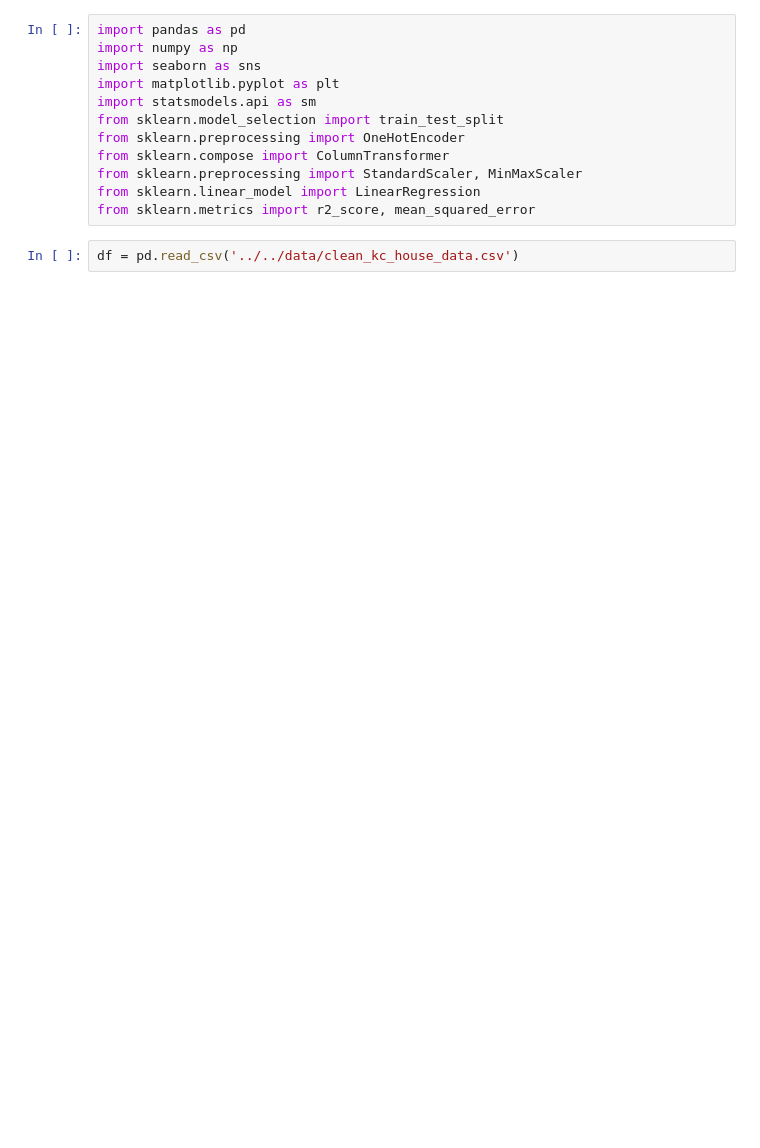
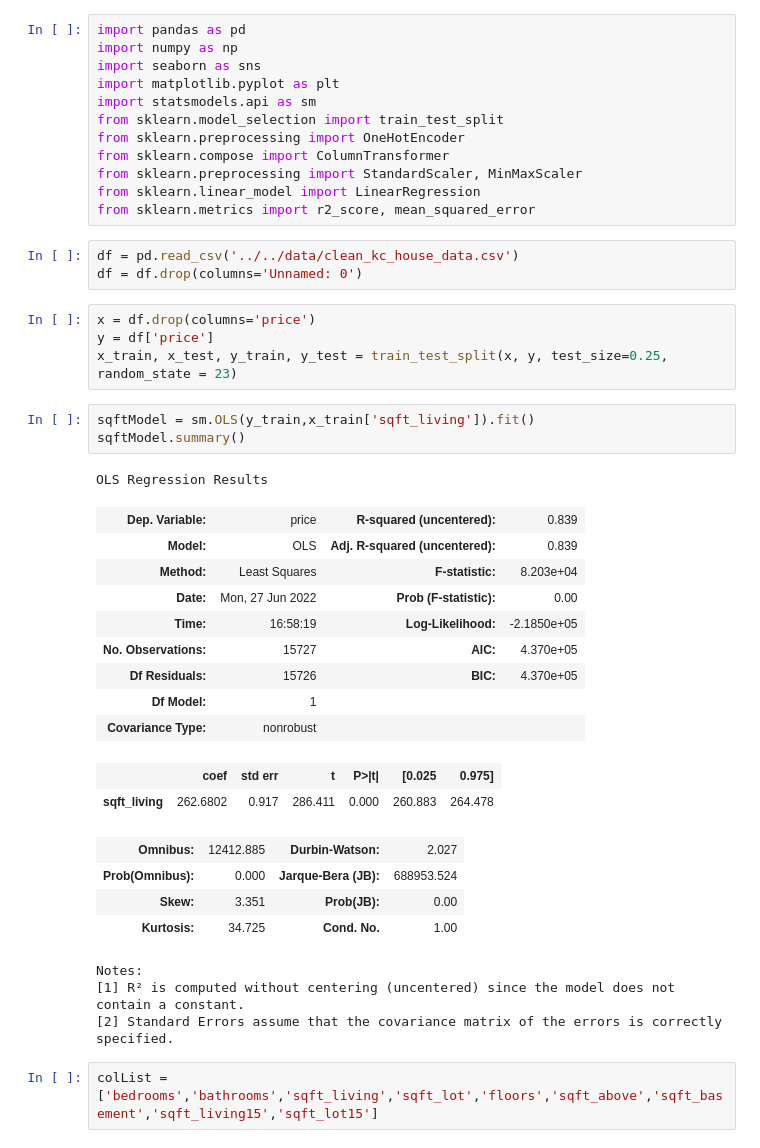
Before and after one commit to pjlannoo/Housing-Data-Project, a Jupyter notebook: Notebooks/Phil/ScratchNotebook.ipynb, the cells around one changed output. Drawn from its saved outputs; the diff is of its cells as text; blank space fills up the shorter version.

```diff
--- a/Notebooks/Phil/ScratchNotebook.ipynb
+++ b/Notebooks/Phil/ScratchNotebook.ipynb
@@ -18,3 +12,33 @@ from sklearn.linear_model import LinearRegression
 from sklearn.metrics import r2_score, mean_squared_error
 # %%
 df = pd.read_csv('../../data/clean_kc_house_data.csv')
+df = df.drop(columns='Unnamed: 0')
+# %%
+x = df.drop(columns='price')
+y = df['price']
+x_train, x_test, y_train, y_test = train_test_split(x, y, test_size=0.25, random_state = 23)
+# %%
+sqftModel = sm.OLS(y_train,x_train['sqft_living']).fit()
+sqftModel.summary()
+# %% [output]
+OLS Regression Results
+| Dep. Variable: | price | R-squared (uncentered): | 0.839 |
+| Model: | OLS | Adj. R-squared (uncentered): | 0.839 |
+| Method: | Least Squares | F-statistic: | 8.203e+04 |
+| Date: | Mon, 27 Jun 2022 | Prob (F-statistic): | 0.00 |
+| Time: | 16:58:19 | Log-Likelihood: | -2.1850e+05 |
+| No. Observations: | 15727 | AIC: | 4.370e+05 |
+| Df Residuals: | 15726 | BIC: | 4.370e+05 |
+| Df Model: | 1 |  |  |
+| Covariance Type: | nonrobust |  |  |
+|  | coef | std err | t | P>|t| | [0.025 | 0.975] |
+| sqft_living | 262.6802 | 0.917 | 286.411 | 0.000 | 260.883 | 264.478 |
+| Omnibus: | 12412.885 | Durbin-Watson: | 2.027 |
+| Prob(Omnibus): | 0.000 | Jarque-Bera (JB): | 688953.524 |
+| Skew: | 3.351 | Prob(JB): | 0.00 |
+| Kurtosis: | 34.725 | Cond. No. | 1.00 |
+Notes:
+[1] R² is computed without centering (uncentered) since the model does not contain a constant.
+[2] Standard Errors assume that the covariance matrix of the errors is correctly specified.
+# %%
+colList = ['bedrooms','bathrooms','sqft_living','sqft_lot','floors','sqft_above','sqft_basement','sqft_living15','sqft_lot15']
```
Also changed, not shown: parts of 6 cells of this notebook.
